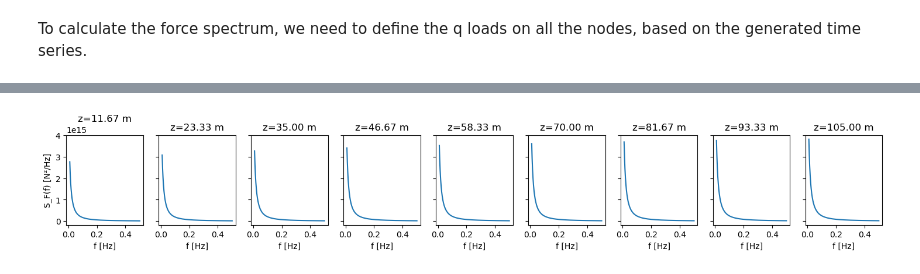
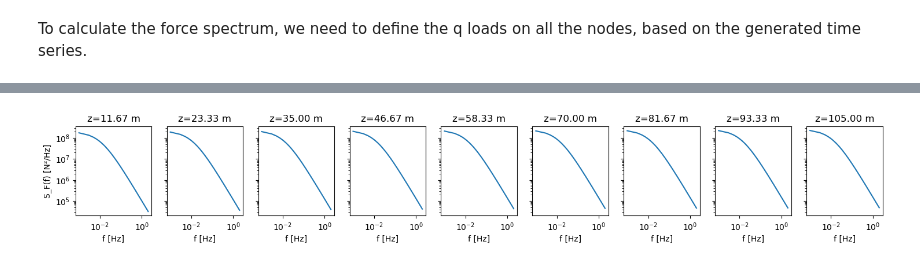
Before and after one commit to Lymone96/CIEM5220-Group2, a Jupyter notebook: 2_WW/WW_Assignment (Question 1-4).ipynb, the cells around one changed output, grey strips where cells are left out. Drawn from its saved outputs; the diff is of its cells as text; code cells hidden in the pictures.

```diff
--- a/2_WW/WW_Assignment (Question 1-4).ipynb
+++ b/2_WW/WW_Assignment (Question 1-4).ipynb
@@ -481,7 +491,7 @@ def JONSWAP(alpha, g, f, beta, f_p, gamma):
 
     return S, H_s
 
-f_jonswap = np.linspace(0.01, 0.5, 1000)
+f_jonswap = f_kaimal
 f_max_plot = 0.5
 S_JS_1, H_s_1 = JONSWAP(alpha_1, g, f_jonswap, beta, f_p_1, gamma)
 S_JS_2, H_s_2 = JONSWAP(alpha_2, g, f_jonswap, beta, f_p_2, gamma)
@@ -538,7 +548,7 @@ def generate_time_series(S, f):
     dt = 1 / fs  # Time step
     time = np.arange(0, 2*N*dt+dt/2, dt)  # Time vector
 
-    X_complex = N * np.concatenate(([0+0j], complex_fourier_coefficients, np.conjugate(complex_fourier_coefficients[::-1])))
+    X_complex = 2 * N * np.concatenate(([0+0j], complex_fourier_coefficients, np.conjugate(complex_fourier_coefficients[::-1])))
 
     time_series = np.fft.ifft(X_complex)
     return time, time_series.real
@@ -555,12 +565,13 @@ complex_fourier_coefficients_kaimal = np.zeros((len(z_nodes_air), len(f_kaimal))
 
 # for every frequency
 for i in range(N):
+    R_n = R_N_wind_cross[:, :, i]
     S_n = S_wind_cross[:, :, i]
 
     random_phase = np.random.uniform(0, 2 * np.pi, size=len(S_n[0]))
     random_phase_vector = np.exp(1j * random_phase)
 
-    H_n = np.linalg.cholesky(S_n)
+    H_n = np.linalg.cholesky(R_n)
 
     V_n = H_n @ random_phase_vector
 
@@ -579,9 +590,9 @@ fig, ax = plt.subplots(10, 1, figsize=(10, 12), sharex=True, sharey=True)
 wind_turbulence = np.zeros((len(z_nodes_air), len(time)))
 
 for i in range(len(z_nodes_air)):
-    X_complex = np.concatenate(([0+0j], complex_fourier_coefficients_kaimal[i], np.conjugate(complex_fourier_coefficients_kaimal[i][::-1])))
-    time_series = np.fft.ifft(X_complex)
-    wind_turbulence[i] = time_series.real
+    X_complex = N * np.concatenate(([0+0j], complex_fourier_coefficients_kaimal[i], np.conjugate(complex_fourier_coefficients_kaimal[i][::-1])))
+    time_series = np.fft.ifft(X_complex).real
+    wind_turbulence[i] = time_series
 
     ax[i].plot(time, time_series.real, label=f'z = {z_nodes_air[i]:.2f} m')
     ax[i].plot(time, time_series.imag, color='gray', label=f'imaginary part', linestyle='--')
@@ -684,27 +695,19 @@ ax[0][0].plot(time, time_series_jonswap_LC1, label=f'wave height LC1')
 ax[0][1].plot(time, time_series_jonswap_LC2, label=f'wave height LC2')
 
 ax[1][0].plot(time, velocity_series_u_LC1[3], label=f'velocity at z={z_nodes_water[3]:.2f} m')
-ax[1][0].plot(time, velocity_series_w_LC1[3], label=f'velocity at z={z_nodes_water[3]:.2f} m', linestyle='--', color='gray')
 ax[1][1].plot(time, velocity_series_u_LC2[3], label=f'velocity at z={z_nodes_water[3]:.2f} m')
-ax[1][1].plot(time, velocity_series_w_LC2[3], label=f'velocity at z={z_nodes_water[3]:.2f} m', linestyle='--', color='gray')
 
 ax[2][0].plot(time, velocity_series_u_LC1[2], label=f'velocity at z={z_nodes_water[2]:.2f} m')
-ax[2][0].plot(time, velocity_series_w_LC1[2], label=f'velocity at z={z_nodes_water[2]:.2f} m', linestyle='--', color='gray')
 ax[2][1].plot(time, velocity_series_u_LC2[2], label=f'velocity at z={z_nodes_water[2]:.2f} m')
-ax[2][1].plot(time, velocity_series_w_LC2[2], label=f'velocity at z={z_nodes_water[2]:.2f} m', linestyle='--', color='gray')
 
 ax[3][0].plot(time, velocity_series_u_LC1[1], label=f'velocity at z={z_nodes_water[1]:.2f} m')
-ax[3][0].plot(time, velocity_series_w_LC1[1], label=f'velocity at z={z_nodes_water[1]:.2f} m', linestyle='--', color='gray')
 ax[3][1].plot(time, velocity_series_u_LC2[1], label=f'velocity at z={z_nodes_water[1]:.2f} m')
-ax[3][1].plot(time, velocity_series_w_LC2[1], label=f'velocity at z={z_nodes_water[1]:.2f} m', linestyle='--', color='gray')
 
 ax[4][0].plot(time, velocity_series_u_LC1[0], label=f'velocity at z={z_nodes_water[0]:.2f} m')
-ax[4][0].plot(time, velocity_series_w_LC1[0], label=f'velocity at z={z_nodes_water[0]:.2f} m', linestyle='--', color='gray')
 ax[4][1].plot(time, velocity_series_u_LC2[0], label=f'velocity at z={z_nodes_water[0]:.2f} m')
-ax[4][1].plot(time, velocity_series_w_LC2[0], label=f'velocity at z={z_nodes_water[0]:.2f} m', linestyle='--', color='gray')
 
-ax[0][0].set_title('Load Case 1')
-ax[0][1].set_title('Load Case 2')
+ax[0][0].set_title('Load Case 1 wave kinematics')
+ax[0][1].set_title('Load Case 2 wave kinematics')
 
 ax[0][0].set_ylabel('Wave height [m]')
 ax[0][1].set_ylabel('Wave height [m]')
@@ -773,24 +776,25 @@ Reynolds number = U_bar * D / viscosity_air = 65 * 7 / 1.813E-5 = 25096525 = 2.5
 # %%
 def alpha_wind(z, D):
     C_D = 0.6
-    return rho * D * U_bar(z, u_star, k, z_0) * C_D
+    rho_air = 1.225  # Density of air [kg/m³]
+    return rho_air * D * U_bar(z, u_star, k, z_0) * C_D
 
 
 S_F_wind = np.zeros((len(z_nodes_air), len(f_kaimal)))
 
 for i, z in enumerate(z_nodes_air):
     for j, f in enumerate(f_kaimal):
         S_F_wind[i, j] = (alpha_wind(z, d))**2 * S_wind_cross[i, i, j]
 
 
 fig, ax = plt.subplots(1,9, figsize=(18,2), sharey=True)
 for i, z in enumerate(z_nodes_air):
-    ax[i].plot(f_jonswap, S_F_wind[i], label=f'z={z:.2f} m LC1')
+    ax[i].loglog(f_jonswap, S_F_wind[i], label=f'z={z:.2f} m LC1')
     ax[i].set_title(f'z={z:.2f} m')
     ax[i].set_xlabel('f [Hz]')
 ax[0].set_ylabel('S_F(f) [N²/Hz]');
 # %% [output]
-[figure, old version]
+[figure, new version]
 # %%
 # calculate dynamic stiffness matrix
 frequencies = f_kaimal
```
Also changed, not shown: parts of 14 cells of this notebook.
